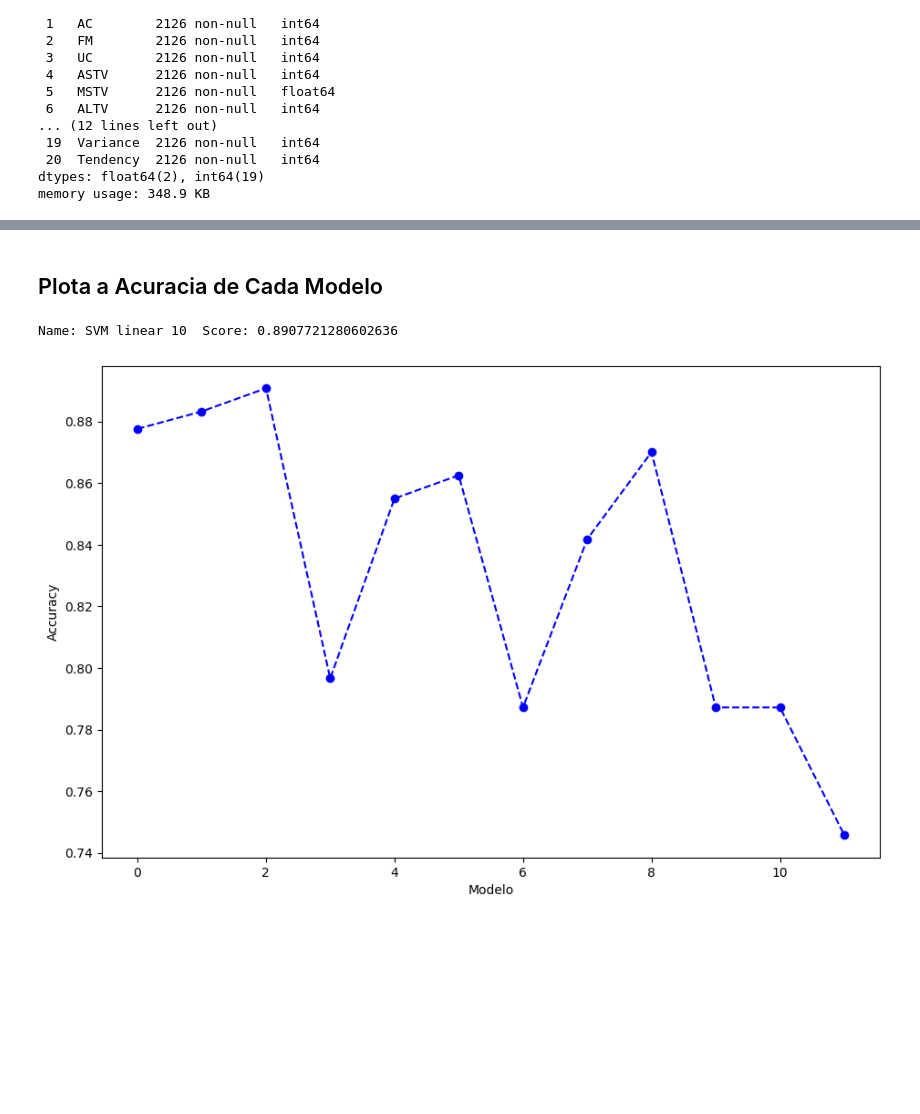
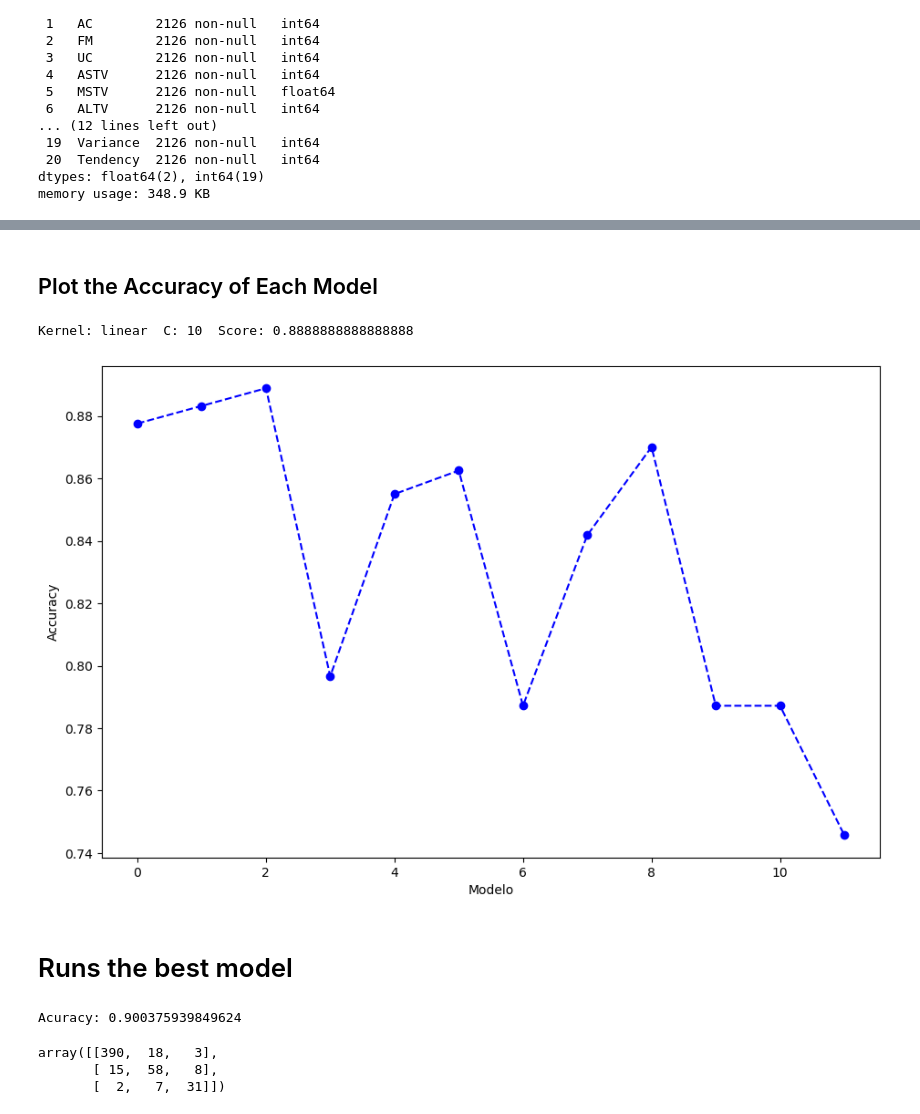
Before and after one commit to Bytelost/Cardiotocography, a Jupyter notebook: SVM.ipynb, the cells around one changed output, grey strips where cells are left out. Cells and saved outputs as stored; diff of their text form; code cells hidden in the pictures; blank space fills up the shorter version.

```diff
--- a/SVM.ipynb
+++ b/SVM.ipynb
@@ -59,11 +59,10 @@ x_validation, x_test, y_validation, y_test = train_test_split(x_temp, y_temp, te
 # %%
 from sklearn.svm import SVC
 
-score = []
-model_name = []
+models_score = []
 highest = -1
 
-# Criando e testando os modelol
+# Create the models
 for i in('linear', 'poly', 'rbf', 'sigmoid'):
     for j in (0.1, 1, 10):
         SVM = SVC(kernel=i, C=j)
@@ -71,13 +70,12 @@ for i in('linear', 'poly', 'rbf', 'sigmoid'):
         pred = SVM.predict(x_validation)
         acc = sk.metrics.accuracy_score(y_validation, pred)
 
-        # Salva o melhor modelo
+        # Save the best model
         if acc > highest:
-            name = "SVM " + i + " " + str(j)
+            best_model = SVM
             best_kernel = i
             best_c = j
             highest = acc
 
-        # Salva o score dos modelos
-        score.append(acc)
-        model_name.append("SVM " + i + " " + str(j))
+        # Save the score and the name of the model
+        models_score.append(acc)
@@ -97,14 +82,28 @@ SVM sigmoid 10 accuracy: 0.7457627118644068
 # %% [markdown]
-## Plota a Acuracia de Cada Modelo
+## Plot the Accuracy of Each Model
 # %%
-# Grafio do score de cada modelo
+# Graph the results
 ptl.figure(figsize=(11,7))
-ptl.plot(range(len(model_name)), score, color='blue', linestyle='dashed', marker='o')
+ptl.plot(range(len(models_score)), models_score, color='blue', linestyle='dashed', marker='o')
 ptl.xlabel('Modelo')
 ptl.ylabel('Accuracy')
 
-# Mostra a melhor configuração
-print("Name:", name, " Score:", highest)
+# Show the best configuration
+print("Kernel:", best_kernel, " C:", best_c, " Score:", highest)
 # %% [output]
-Name: SVM linear 10  Score: 0.8907721280602636
+Kernel: linear  C: 10  Score: 0.8888888888888888
-[figure, old version]
+[figure, new version]
+# %% [markdown]
+# Runs the best model
+# %%
+from sklearn.metrics import accuracy_score, confusion_matrix
+
+pred = best_model.predict(x_test)
+acc = accuracy_score(y_test, pred)
+print("Acuracy:", acc)
+confusion_matrix(y_test, pred)
+# %% [output]
+Acuracy: 0.900375939849624
+array([[390,  18,   3],
+       [ 15,  58,   8],
+       [  2,   7,  31]])
```
Also changed, not shown: parts of 7 cells of this notebook.
